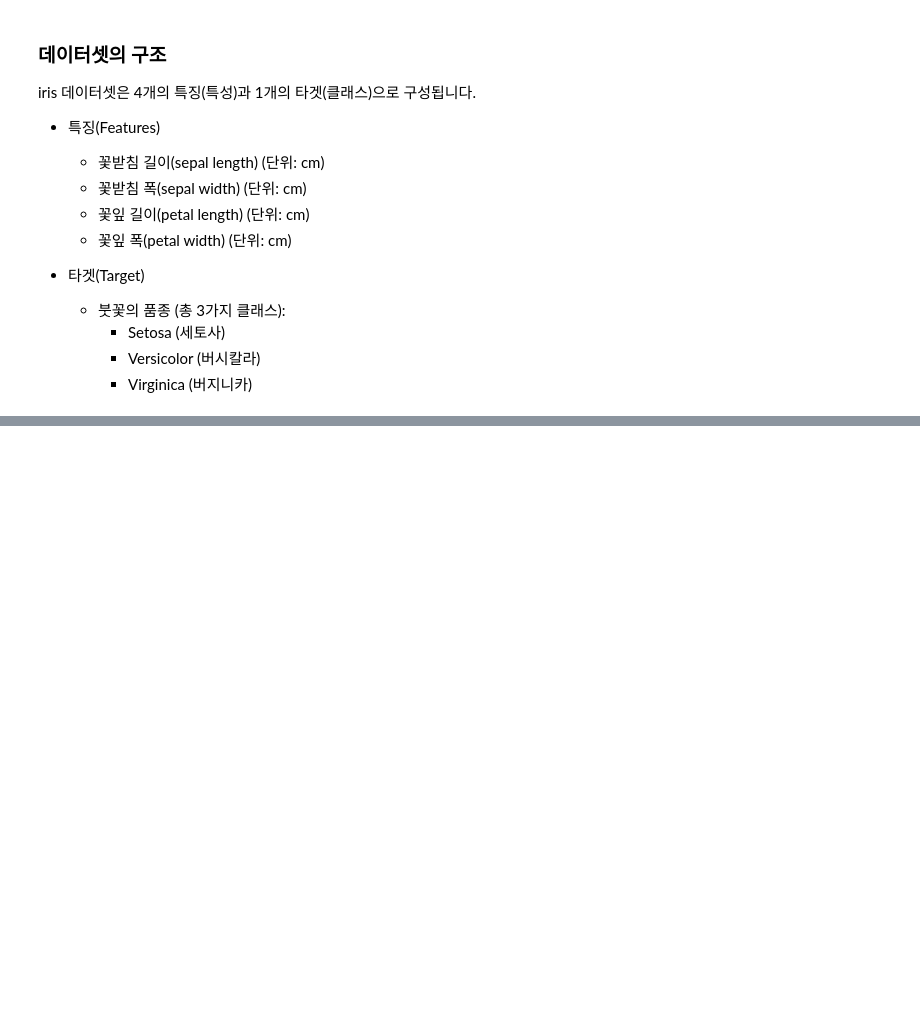
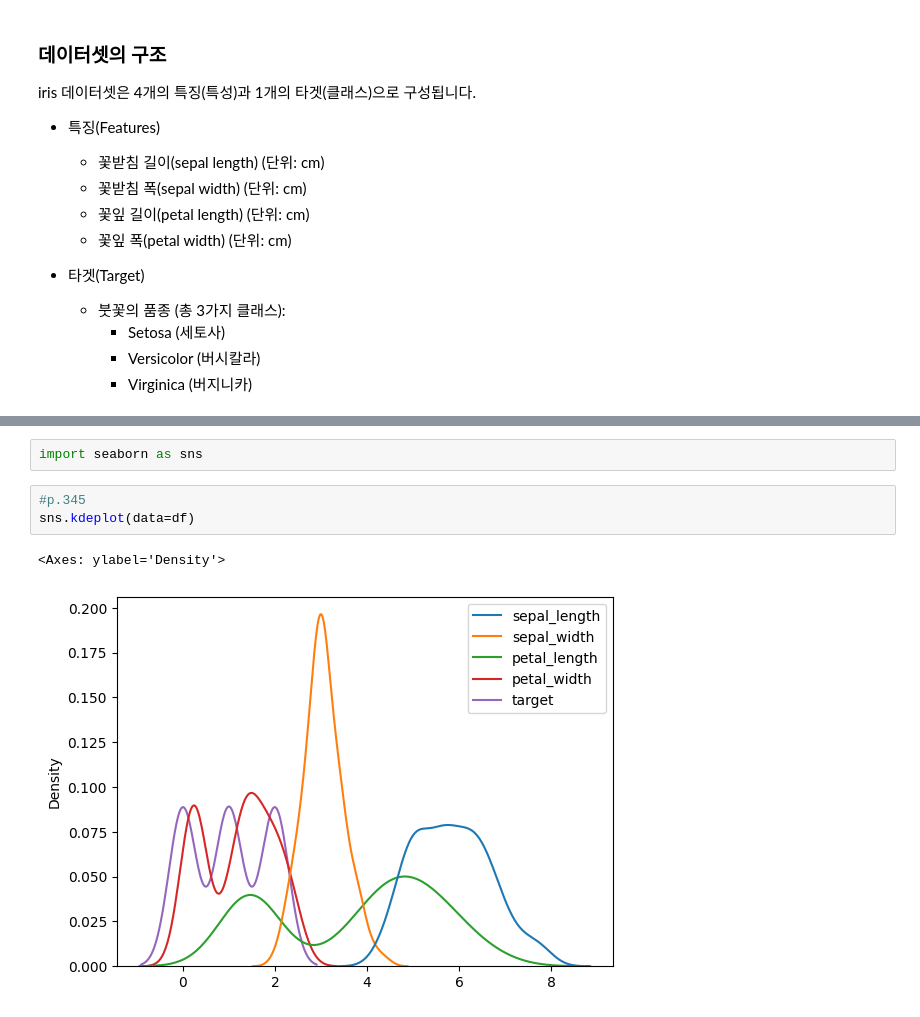
Before and after one commit to chanheeYun/AIProgramming, a Jupyter notebook: Practice/04/4_1_Matlab_Iris.ipynb, the cells around one changed output, grey strips where cells are left out. Cells and saved outputs as stored; diff of their text form; blank space fills up the shorter version.

```diff
--- a/Practice/04/4_1_Matlab_Iris.ipynb
+++ b/Practice/04/4_1_Matlab_Iris.ipynb
@@ -41,0 +117,8 @@ Text(0, 0.5, 'sepal width (cm)')
+# %%
+import seaborn as sns
+# %%
+#p.345
+sns.kdeplot(data=df)
+# %% [output]
+<Axes: ylabel='Density'>
+[figure, added]
```
Also changed, not shown: parts of 16 cells of this notebook, 2 other files.
